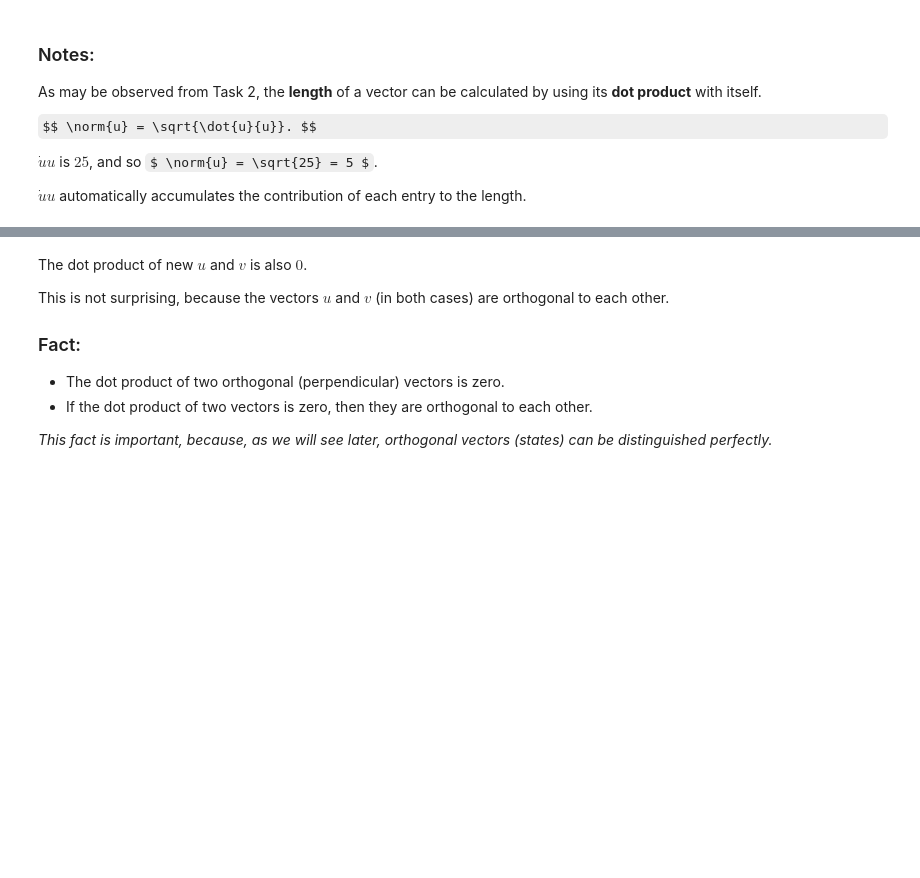
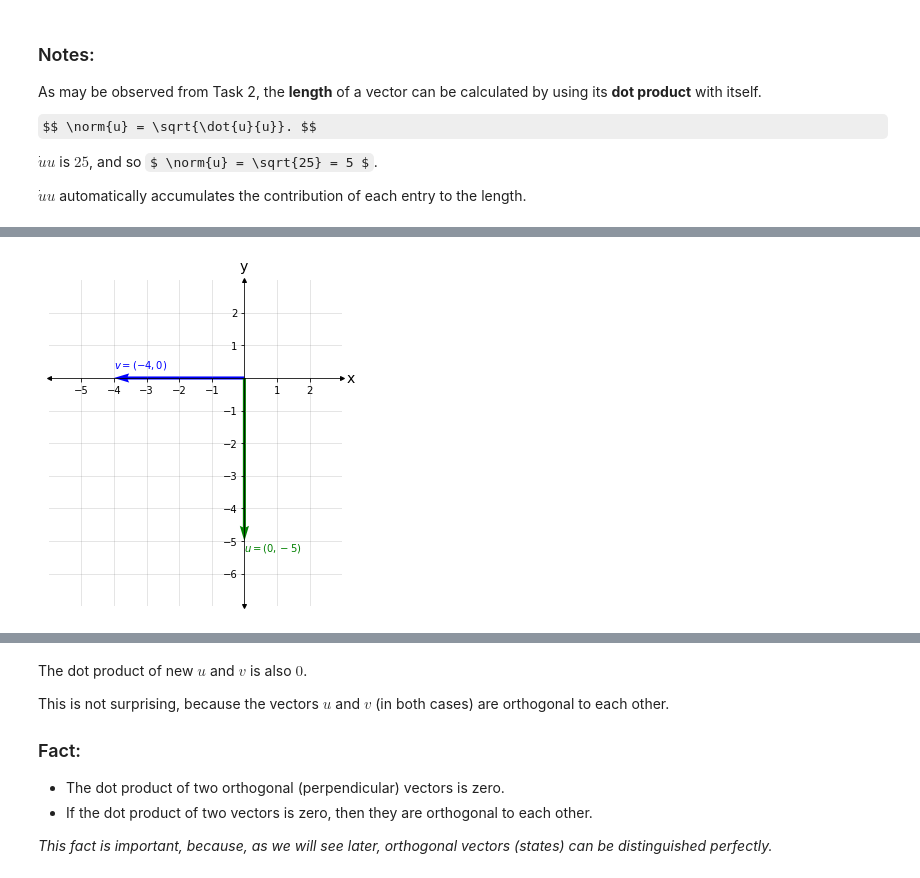
Before and after one commit to QRussia/bronze-qiskit-russian-edition, a Jupyter notebook: math/Math24_Dot_Product.ipynb, the cells around one changed output, grey strips where cells are left out. Saved outputs shown, nothing was run; the diff lists cells and outputs as text; code cells hidden in the pictures; some formulas as TeX source; blank space fills up the shorter version.

```diff
--- a/math/Math24_Dot_Product.ipynb
+++ b/math/Math24_Dot_Product.ipynb
@@ -129,3 +127,8 @@ The angle between them is $ 90 $ degrees.
+# %%
+%run math.py
+dot_product("example1")
+# %% [output]
+[figure, added]
 # %%
 # let's find the dot product of v and u
 v = [-4,0]
```
Also changed, not shown: parts of 5 cells of this notebook, 13 other files.
